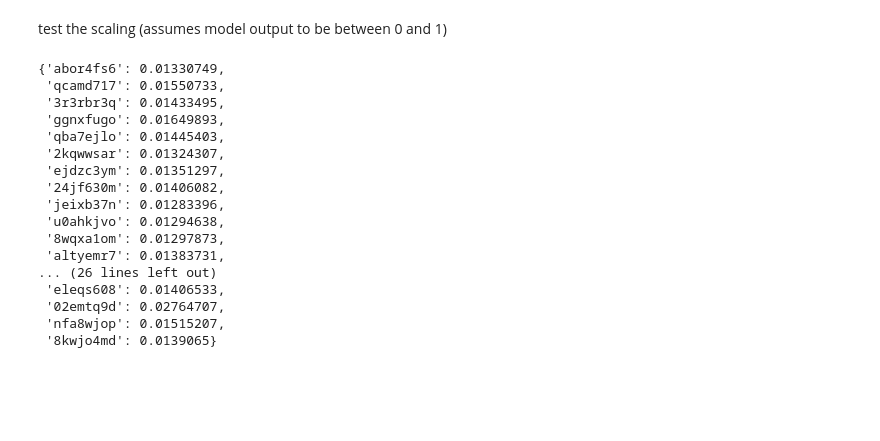
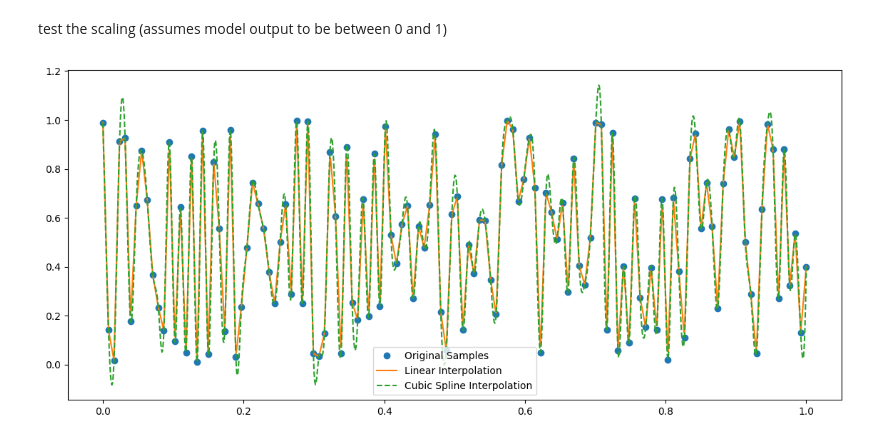
Before and after one commit to pelinski/faab-hyperparams, a Jupyter notebook: src/dev.ipynb, the cells around one changed output. Drawn from its saved outputs; the diff is of its cells as text; code cells hidden in the pictures; blank space fills up the shorter version.

```diff
--- a/src/dev.ipynb
+++ b/src/dev.ipynb
@@ -179,20 +173,0 @@ for _id in run_ids:
-# %%
-_train_losses
-# %% [output]
-{'abor4fs6': 0.01330749,
- 'qcamd717': 0.01550733,
- '3r3rbr3q': 0.01433495,
- 'ggnxfugo': 0.01649893,
- 'qba7ejlo': 0.01445403,
- '2kqwwsar': 0.01324307,
- 'ejdzc3ym': 0.01351297,
- '24jf630m': 0.01406082,
- 'jeixb37n': 0.01283396,
- 'u0ahkjvo': 0.01294638,
- '8wqxa1om': 0.01297873,
- 'altyemr7': 0.01383731,
-... (26 lines left out)
- 'eleqs608': 0.01406533,
- '02emtq9d': 0.02764707,
- 'nfa8wjop': 0.01515207,
- '8kwjo4md': 0.0139065}
@@ -209,3 +177,34 @@ for _id in run_ids:
 
 df = pd.DataFrame.from_dict(_id_config, orient='index')
 df.head(10)
+# %%
+import numpy as np
+from scipy.interpolate import interp1d
+import matplotlib.pyplot as plt
+
+# Original sequence of 128 samples
+original_sequence = np.random.rand(128)  # Example sequence
+
+# Original indices
+original_indices = np.linspace(0, 1, num=128)
+
+# New indices for the interpolated sequence
+new_indices = np.linspace(0, 1, num=1024)
+
+# Linear interpolation
+linear_interpolator = interp1d(original_indices, original_sequence)
+linear_interpolated_sequence = linear_interpolator(new_indices)
+
+# Spline interpolation for smoother results
+spline_interpolator = interp1d(original_indices, original_sequence, kind='cubic')
+spline_interpolated_sequence = spline_interpolator(new_indices)
+
+# Plotting the results for comparison
+plt.figure(figsize=(14, 6))
+plt.plot(original_indices, original_sequence, 'o', label='Original Samples')
+plt.plot(new_indices, linear_interpolated_sequence, '-', label='Linear Interpolation')
+plt.plot(new_indices, spline_interpolated_sequence, '--', label='Cubic Spline Interpolation')
+plt.legend()
+plt.show()
+# %% [output]
+[figure, added]
```
Also changed, not shown: parts of 3 cells of this notebook, 5 other files.
